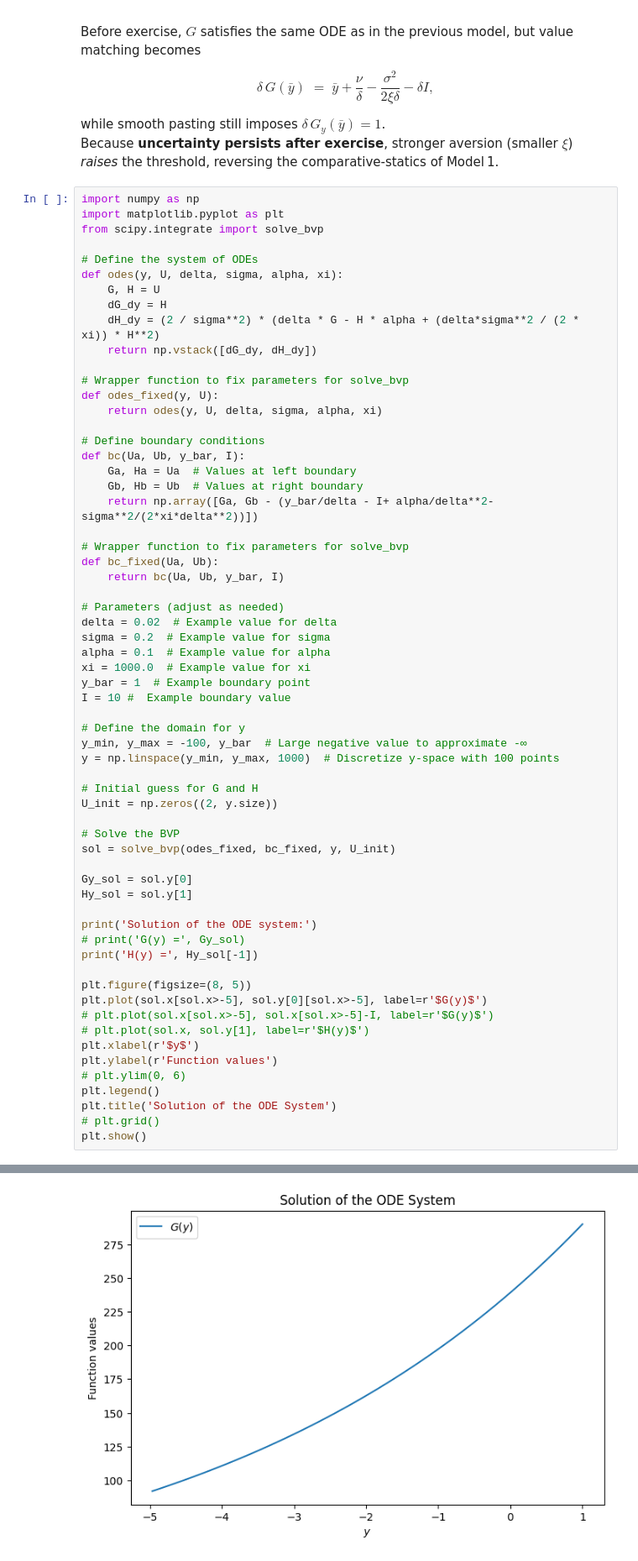
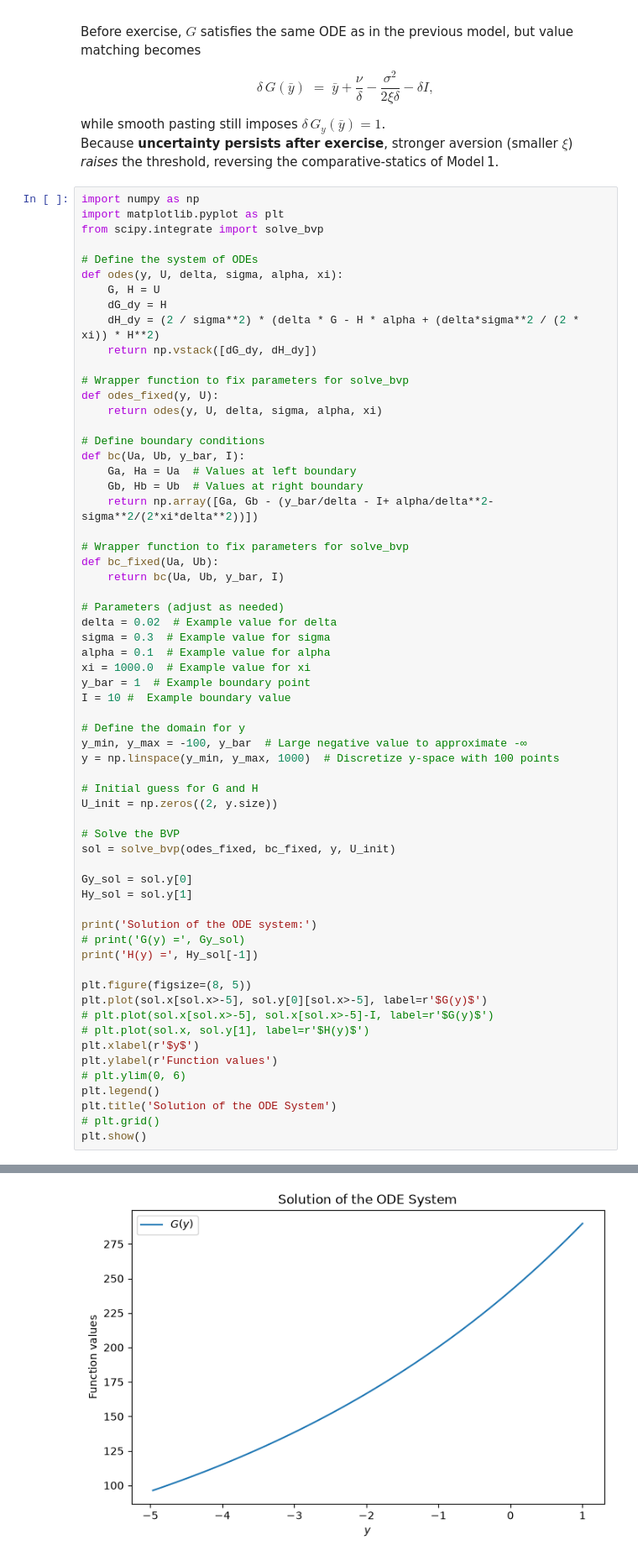
Before and after one commit to lphansen/mitigation_book, a Jupyter notebook: docs/notebooks/05_real_options.ipynb, the cells around one changed output, grey strips where cells are left out. Shown at 84% size. Saved outputs shown, nothing was run; the diff lists cells and outputs as text.

```diff
--- a/docs/notebooks/05_real_options.ipynb
+++ b/docs/notebooks/05_real_options.ipynb
@@ -513,7 +553,7 @@ def bc_fixed(Ua, Ub):
 
 # Parameters (adjust as needed)
 delta = 0.02  # Example value for delta
-sigma = 0.2  # Example value for sigma
+sigma = 0.3  # Example value for sigma
 alpha = 0.1  # Example value for alpha
 xi = 1000.0  # Example value for xi
 y_bar = 1  # Example boundary point
@@ -553,4 +593,4 @@ H(y) = 55.850448132899956
-[figure, old version]
+[figure, new version]
 # %%
 import numpy as np
 import matplotlib.pyplot as plt
```
Also changed, not shown: parts of 13 cells of this notebook, 1 other file.
